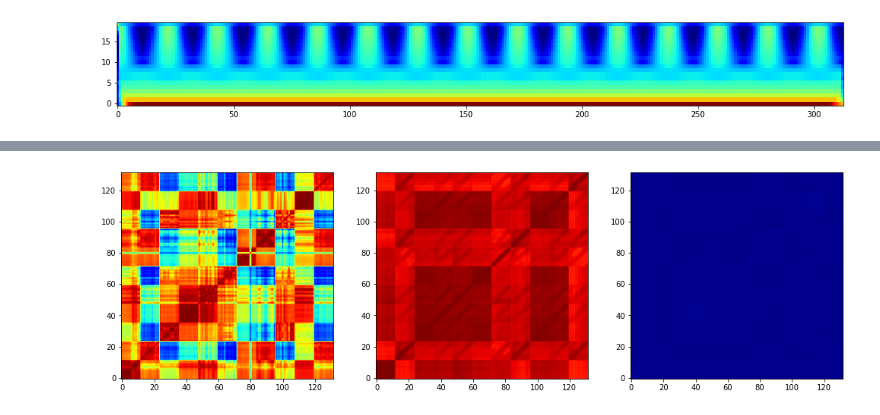
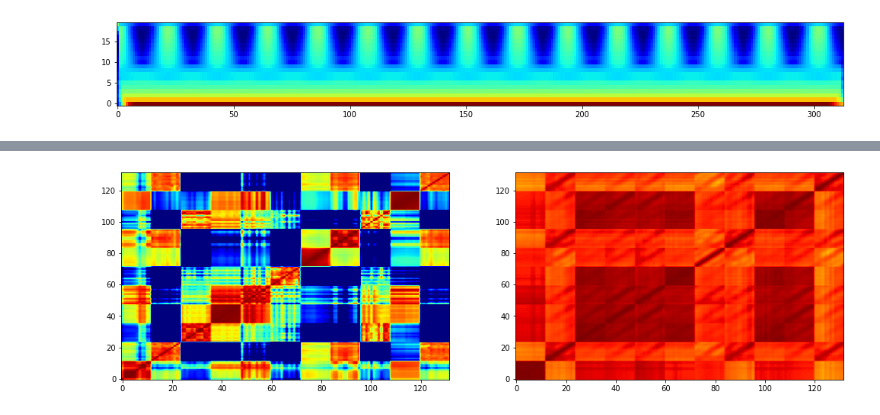
Before and after one commit to zafarrafii/CQHC-Python, a Jupyter notebook: CQT-SEC-Python.ipynb, the cells around one changed output, grey strips where cells are left out. Cells and saved outputs as stored; diff of their text form; code cells hidden in the pictures.

```diff
--- a/CQT-SEC-Python.ipynb
+++ b/CQT-SEC-Python.ipynb
@@ -741,13 +665,0 @@ plt.show()
-# %%
-import matplotlib.pyplot as plt
-
-plt.figure(figsize=(17, 5))
-plt.subplot(1, 3, 1)
-plt.imshow(pilse_matrix, cmap="jet", aspect="auto",  vmin=0, vmax=1, origin="lower")
-plt.subplot(1, 3, 2)
-plt.imshow(mfcc_matrix, cmap="jet", aspect="auto", vmin=0, vmax=1, origin="lower")
-plt.subplot(1, 3, 3)
-plt.imshow(both_matrix, cmap="jet", aspect="auto", vmin=0, vmax=1, origin="lower")
-plt.show()
-# %% [output]
-[figure, removed]
@@ -765,0 +666,37 @@ plt.show()
+# %%
+# Initialize the similarity matrices for the CQT-SECs and the MFCCs
+number_files = len(audio_list)
+cqtsec_matrix = np.zeros((number_files, number_files))
+mfcc_matrix = np.zeros((number_files, number_files))
+
+# Loop over the rows of the matrices
+for i in range(number_files):
+
+    # Get the CQT-SECs and MFCCs for the current row and normalize them
+    cqt_sec0 = audio_list[i]['cqt-sec']
+    cqt_sec0 = cqt_sec0/(np.sqrt(np.sum(np.power(cqt_sec0, 2), axis=None))+1e-16)
+    audio_mfcc0 = audio_list[i]['mfcc']
+    audio_mfcc0 = audio_mfcc0/(np.sqrt(np.sum(np.power(audio_mfcc0, 2), axis=None))+1e-16)
+
+    # Loop over the columns of the matrices
+    for j in range(number_files):
+
+        # Get the CQT-SECs and MFCCs for the current column and normalize them
+        cqt_sec1 = audio_list[j]['cqt-sec']
+        cqt_sec1 = cqt_sec1/(np.sqrt(np.sum(np.power(cqt_sec1, 2), axis=None))+1e-16)
+        audio_mfcc1 = audio_list[j]['mfcc']
+        audio_mfcc1 = audio_mfcc1/(np.sqrt(np.sum(np.power(audio_mfcc1, 2), axis=None))+1e-16)
+
+        # Compute the cosine similarity matrices for the CQT-SECs and MFCCs
+        cqtsec_matrix[i, j] = np.sum(cqt_sec0*cqt_sec1, axis=None)
+        mfcc_matrix[i, j] = np.sum(audio_mfcc0*audio_mfcc1, axis=None)
+
+# Display the similarity matrices for the CQT-SECs and the MFCCs
+plt.figure(figsize=(17, 5))
+plt.subplot(1, 2, 1)
+plt.imshow(cqtsec_matrix, cmap="jet", aspect="auto", vmin=0.5, vmax=1, origin="lower")
+plt.subplot(1, 2, 2)
+plt.imshow(mfcc_matrix, cmap="jet", aspect="auto", vmin=0.5, vmax=1, origin="lower")
+plt.show()
+# %% [output]
+[figure, added]
```
Also changed, not shown: parts of 16 cells of this notebook, 1 other file.
